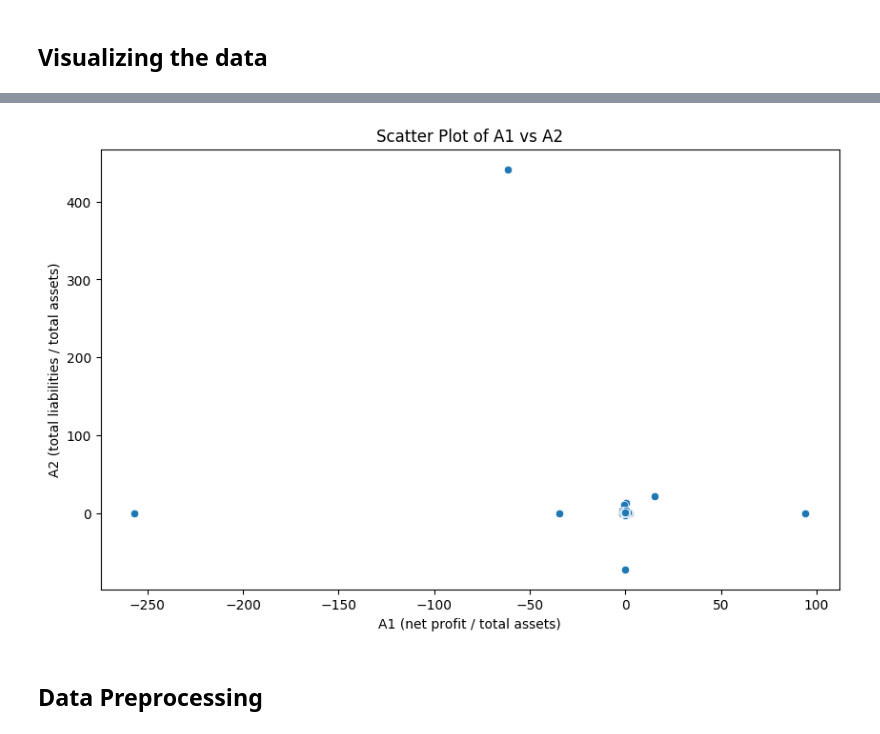
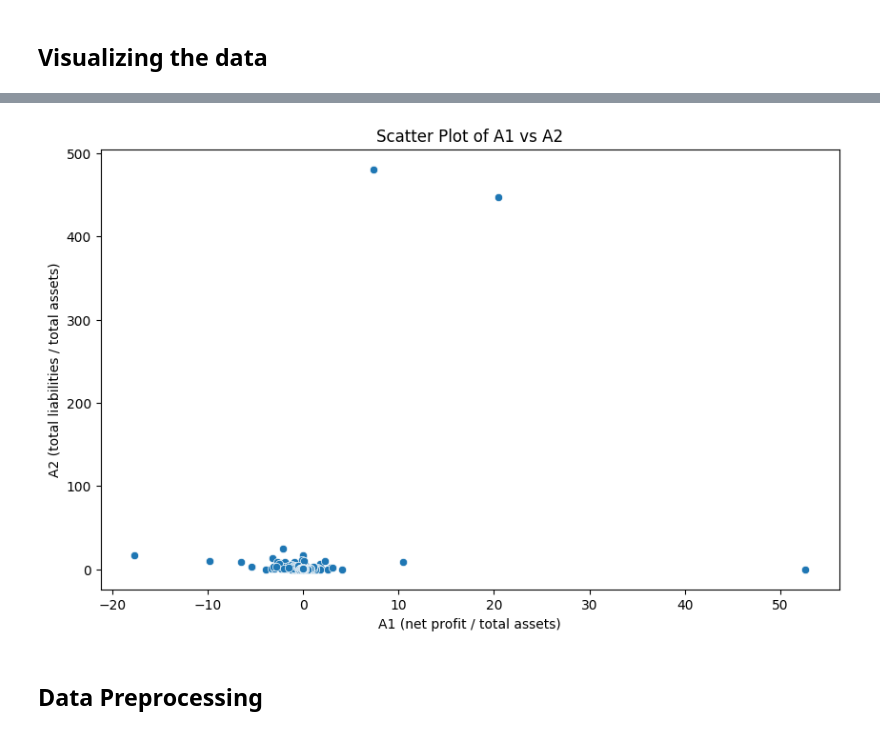
Before and after one commit to piotrdurniat/ml-l1-pcb, a Jupyter notebook: uczenie-maszynowe-lab-1.ipynb, the cells around one changed output, grey strips where cells are left out. Cells and saved outputs as stored; diff of their text form; code cells hidden in the pictures.

```diff
--- a/uczenie-maszynowe-lab-1.ipynb
+++ b/uczenie-maszynowe-lab-1.ipynb
@@ -174,7 +204,7 @@ display(feature_description)
 # Choose only samples from year = 1
 # and remove the year column
 
-year = 1
+year = 3
 filter_idx = X_all["year"] == year
 
 X = X_all[filter_idx].drop(columns=["year"])
@@ -279,15 +312,15 @@ plt.show()
 # %%
 # Assuming X is your DataFrame containing the features
 # Ensure 'A1' and 'A2' are in your DataFrame
 plt.figure(figsize=(10, 6))
 sns.scatterplot(x="A1", y="A2", data=X)
 
 plt.title("Scatter Plot of A1 vs A2")
-plt.xlabel("A1 (net profit / total assets)")
-plt.ylabel("A2 (total liabilities / total assets)")
+plt.xlabel(f"A1 ({feature_description['Description']['A1']})")
+plt.ylabel(f"A2 ({feature_description['Description']['A2']})")
 
 plt.show()
 # %% [output]
-[figure, old version]
+[figure, new version]
 # %% [markdown]
 ## Data Preprocessing
```
Also changed, not shown: parts of 10 cells of this notebook.
